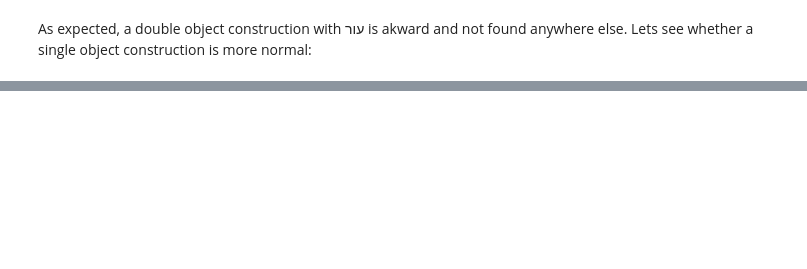
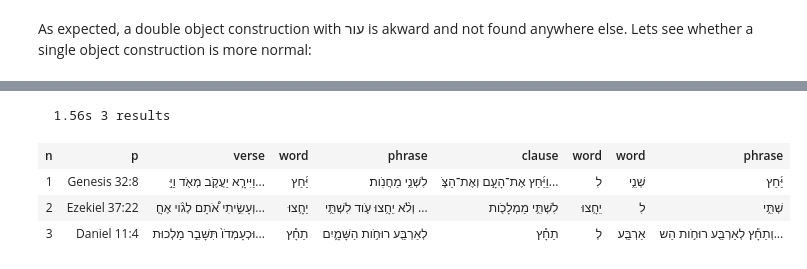
Before and after one commit to oliverglanz/Text-Fabric, a Jupyter notebook: Daniel11/0000_ETCBC-TF_2002-BHS_Daniel11_research_o.glanz_prof-edition.ipynb, the cells around one changed output, grey strips where cells are left out. Drawn from its saved outputs; the diff is of its cells as text; code cells hidden in the pictures; blank space fills up the shorter version.

```diff
--- a/Daniel11/0000_ETCBC-TF_2002-BHS_Daniel11_research_o.glanz_prof-edition.ipynb
+++ b/Daniel11/0000_ETCBC-TF_2002-BHS_Daniel11_research_o.glanz_prof-edition.ipynb
@@ -387,0 +355,18 @@ When considering the insights from the above queries for issue01 and issue02 I s
+# %%
+DivideForSomebody='''
+clause
+    phrase function=Pred
+        w0:word lex=XYH[
+    phrase typ=PP
+        w1:word lex=L
+        w2:word
+w1 <: w2
+'''
+DivideForSomebody  = A.search(DivideForSomebody)
+A.table(DivideForSomebody, start=1, end=12, condensed=True)
+# %% [output]
+  1.56s 3 results
+| n | p | verse | word | phrase | clause | word | word | phrase |
+| 1 | Genesis 32:8 | וַיִּירָ֧א יַעֲקֹ֛ב מְאֹ֖ד וַיֵּ֣... | יַּ֜חַץ | לִשְׁנֵ֥י מַחֲנֹֽות׃ | וַיַּ֜חַץ אֶת־הָעָ֣ם וְאֶת־הַצֹּ֧... | לִ | שְׁנֵ֥י | יַּ֜חַץ |
+| 2 | Ezekiel 37:22 | וְעָשִׂ֣יתִי אֹ֠תָם לְגֹ֨וי אֶחָ֤... | יֵחָ֥צוּ | וְלֹ֨א יֵחָ֥צוּ עֹ֛וד לִשְׁתֵּ֥י ... | לִשְׁתֵּ֥י מַמְלָכֹ֖ות | יֵחָ֥צוּ | לִ | שְׁתֵּ֥י |
+| 3 | Daniel 11:4 | וּכְעָמְדֹו֙ תִּשָּׁבֵ֣ר מַלְכוּת... | תֵחָ֕ץ | לְאַרְבַּ֖ע רוּחֹ֣ות הַשָּׁמָ֑יִם | תֵחָ֕ץ | לְ | אַרְבַּ֖ע | וְתֵחָ֕ץ לְאַרְבַּ֖ע רוּחֹ֣ות הַש... |
```
Also changed, not shown: parts of 13 cells of this notebook, 1 other file.
